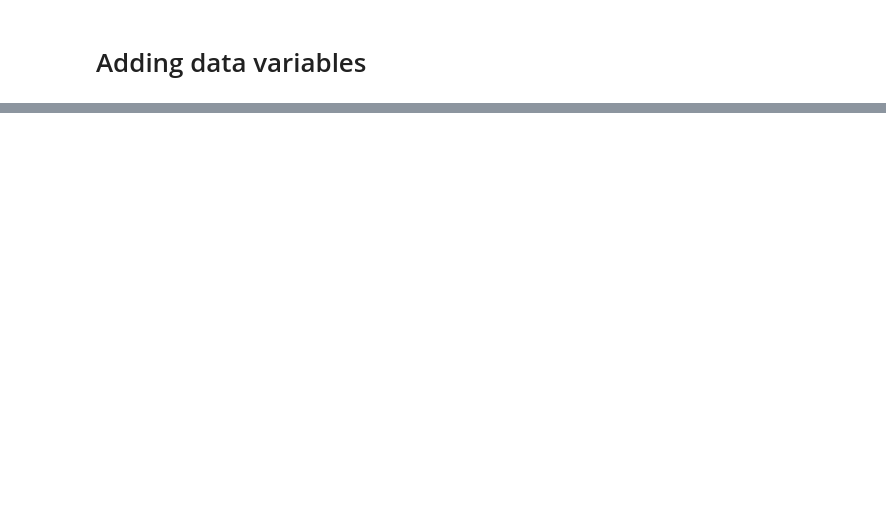
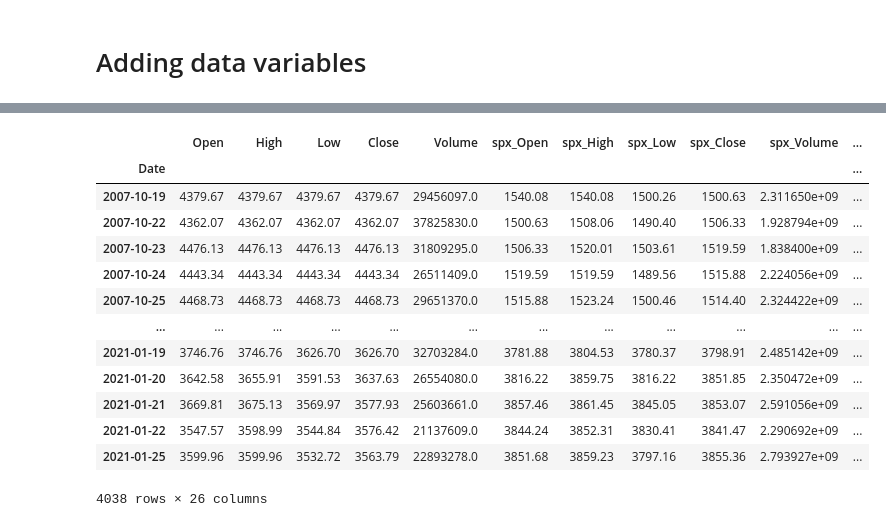
Before and after one commit to BartoszSzablowski/Forecasting-changes-on-the-stock-by-day, a Jupyter notebook: Prepare_data.ipynb, the cells around one changed output, grey strips where cells are left out. Drawn from its saved outputs; the diff is of its cells as text; code cells hidden in the pictures; blank space fills up the shorter version.

```diff
--- a/Prepare_data.ipynb
+++ b/Prepare_data.ipynb
@@ -110,0 +184,39 @@ wig20_dy_d
+# %%
+dataset = pd.merge(wig20tr_d, spx_d, how='inner', on='Date')
+dataset = pd.merge(dataset, dax_d, how='inner', on='Date')
+dataset = pd.merge(dataset, pmi_pl, how='outer', on='Date')
+dataset = pd.merge(dataset, pmi_us, how='outer', on='Date')
+dataset = pd.merge(dataset, cli_pl, how='outer', on='Date')
+dataset = pd.merge(dataset, wig20_pe_d, how='outer', on='Date')
+dataset = pd.merge(dataset, wig20_pb_d, how='outer', on='Date')
+dataset = pd.merge(dataset, wig20_dy_d, how='outer', on='Date')
+dataset = pd.merge(dataset, wilshire, how='outer', on='Date')
+dataset = pd.merge(dataset, gdp_usa, how='outer', on='Date')
+dataset = pd.merge(dataset, assets_to_personal_income, how='outer', on='Date')
+dataset = pd.merge(dataset, treasury_yield_10, how='outer', on='Date')
+dataset = pd.merge(dataset, treasury_yield_2, how='outer', on='Date')
+
+dataset = dataset.set_index('Date')
+dataset.index = pd.to_datetime(dataset.index, format='%Y-%m-%d')
+dataset.sort_index(inplace=True)
+
+first_date = '2007-10-19'
+last_date = '2021-01-25'
+
+dataset = dataset.loc[first_date:last_date].copy()
+dataset
+# %% [output]
+|  | Open | High | Low | Close | Volume | spx_Open | spx_High | spx_Low | spx_Close | spx_Volume | ... |
+| Date |  |  |  |  |  |  |  |  |  |  | ... |
+| 2007-10-19 | 4379.67 | 4379.67 | 4379.67 | 4379.67 | 29456097.0 | 1540.08 | 1540.08 | 1500.26 | 1500.63 | 2.311650e+09 | ... |
+| 2007-10-22 | 4362.07 | 4362.07 | 4362.07 | 4362.07 | 37825830.0 | 1500.63 | 1508.06 | 1490.40 | 1506.33 | 1.928794e+09 | ... |
+| 2007-10-23 | 4476.13 | 4476.13 | 4476.13 | 4476.13 | 31809295.0 | 1506.33 | 1520.01 | 1503.61 | 1519.59 | 1.838400e+09 | ... |
+| 2007-10-24 | 4443.34 | 4443.34 | 4443.34 | 4443.34 | 26511409.0 | 1519.59 | 1519.59 | 1489.56 | 1515.88 | 2.224056e+09 | ... |
+| 2007-10-25 | 4468.73 | 4468.73 | 4468.73 | 4468.73 | 29651370.0 | 1515.88 | 1523.24 | 1500.46 | 1514.40 | 2.324422e+09 | ... |
+| ... | ... | ... | ... | ... | ... | ... | ... | ... | ... | ... | ... |
+| 2021-01-19 | 3746.76 | 3746.76 | 3626.70 | 3626.70 | 32703284.0 | 3781.88 | 3804.53 | 3780.37 | 3798.91 | 2.485142e+09 | ... |
+| 2021-01-20 | 3642.58 | 3655.91 | 3591.53 | 3637.63 | 26554080.0 | 3816.22 | 3859.75 | 3816.22 | 3851.85 | 2.350472e+09 | ... |
+| 2021-01-21 | 3669.81 | 3675.13 | 3569.97 | 3577.93 | 25603661.0 | 3857.46 | 3861.45 | 3845.05 | 3853.07 | 2.591056e+09 | ... |
+| 2021-01-22 | 3547.57 | 3598.99 | 3544.84 | 3576.42 | 21137609.0 | 3844.24 | 3852.31 | 3830.41 | 3841.47 | 2.290692e+09 | ... |
+| 2021-01-25 | 3599.96 | 3599.96 | 3532.72 | 3563.79 | 22893278.0 | 3851.68 | 3859.23 | 3797.16 | 3855.36 | 2.793927e+09 | ... |
+4038 rows × 26 columns
```
Also changed, not shown: parts of 9 cells of this notebook, 11 other files.
